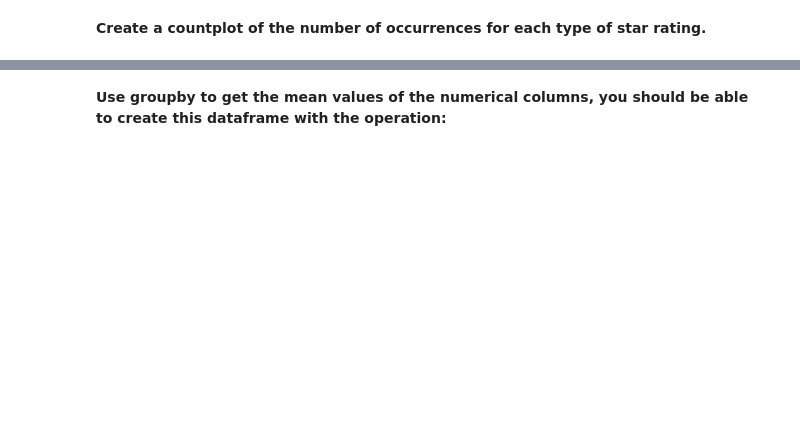
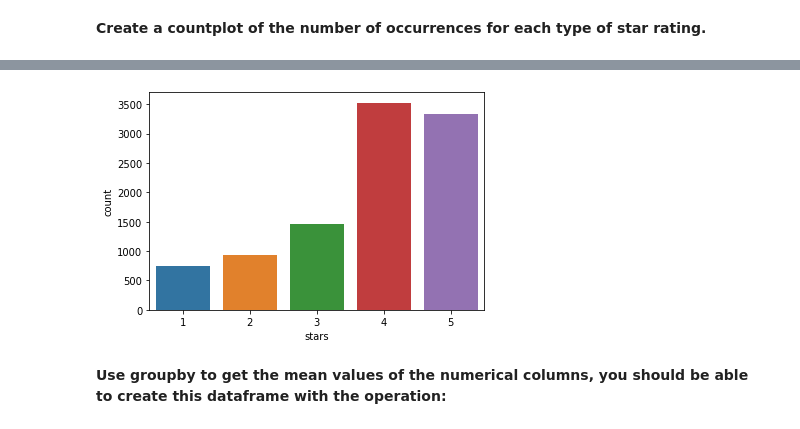
Before and after one commit to loayzag91/Python-Data-Science-Tutorial, a Jupyter notebook: Machine Learning Sections/Natural Language Processing/NLP Project.ipynb, the cells around one changed output, grey strips where cells are left out. Cells and saved outputs as stored; diff of their text form; code cells hidden in the pictures; blank space fills up the shorter version.

```diff
--- a/Machine Learning Sections/Natural Language Processing/NLP Project.ipynb
+++ b/Machine Learning Sections/Natural Language Processing/NLP Project.ipynb
@@ -92,2 +107,7 @@ Let's explore the data
+# %%
+sns.countplot(x='stars',data=yelp)
+plt.show()
+# %% [output]
+[figure, added]
 # %% [markdown]
 **Use groupby to get the mean values of the numerical columns, you should be able to create this dataframe with the operation:**
```
Also changed, not shown: parts of 45 cells of this notebook.
